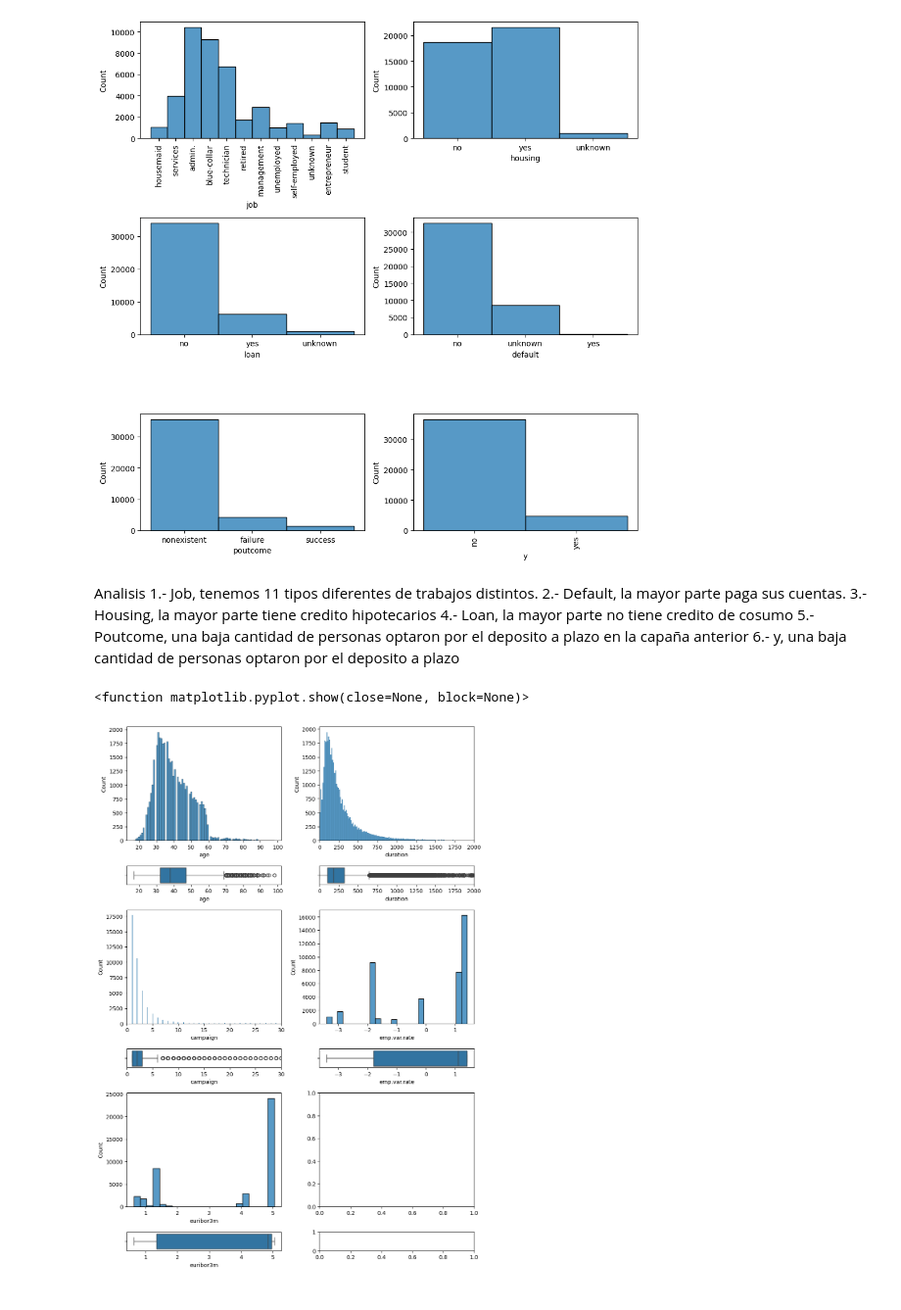
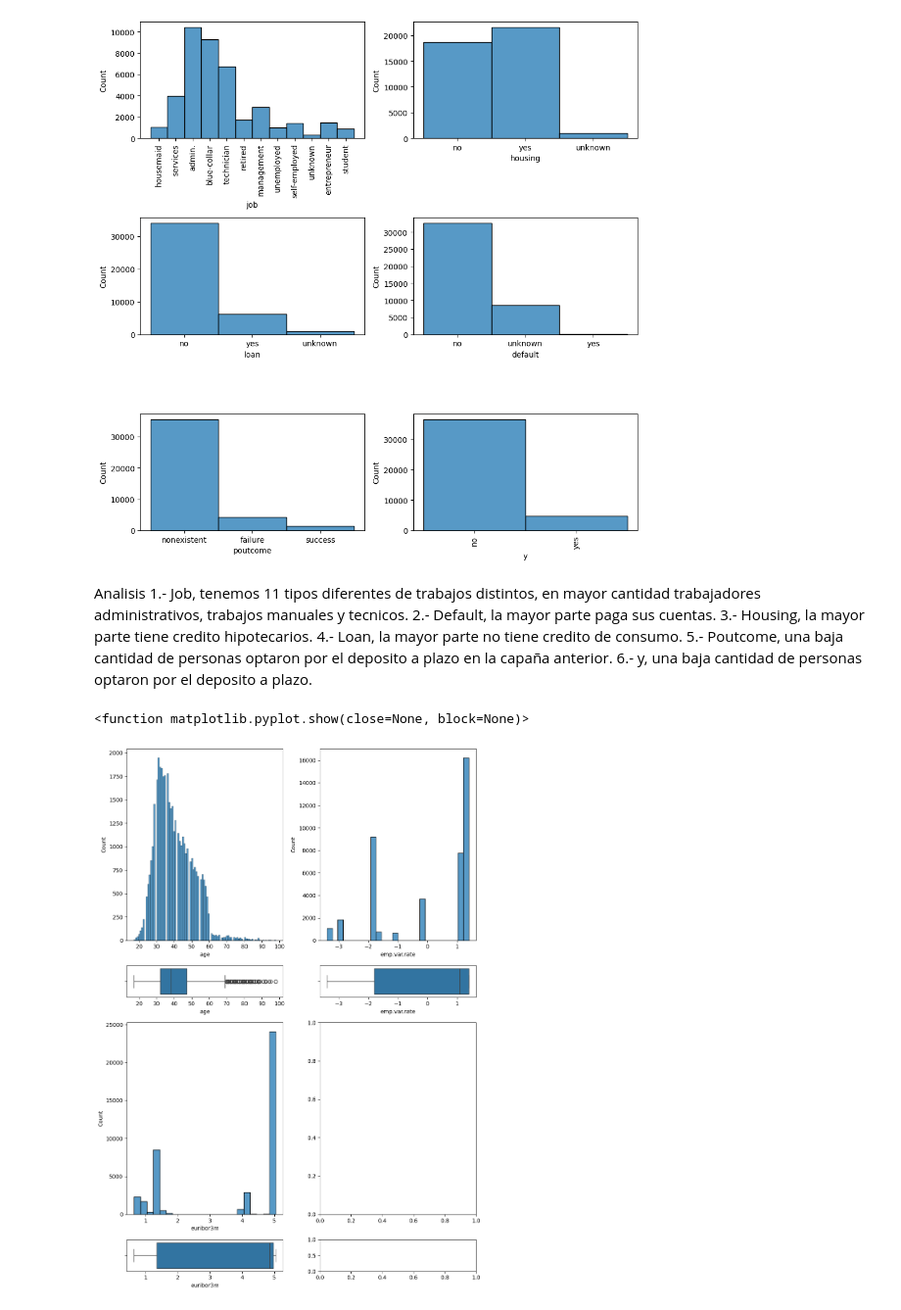
Before and after one commit to Estefaniagz/primer_ml, a Jupyter notebook: src/explore.ipynb, the cells around one changed output. Shown at 98% size. Cells and saved outputs as stored; diff of their text form; code cells hidden in the pictures.

```diff
--- a/src/explore.ipynb
+++ b/src/explore.ipynb
@@ -143,33 +143,27 @@ plt.show
 [figure]
 # %% [markdown]
 Analisis
-1.- Job, tenemos 11 tipos diferentes de trabajos distintos.
+1.- Job, tenemos 11 tipos diferentes de trabajos distintos, en mayor cantidad trabajadores administrativos, trabajos manuales y tecnicos.
 2.- Default, la mayor parte paga sus cuentas.
-3.- Housing, la mayor parte tiene credito hipotecarios
-4.- Loan, la mayor parte no tiene credito de cosumo
-5.- Poutcome, una baja cantidad de personas optaron por el deposito a plazo en la capaña anterior
-6.- y, una baja cantidad de personas optaron por el deposito a plazo
+3.- Housing, la mayor parte tiene credito hipotecarios.
+4.- Loan, la mayor parte no tiene credito de consumo.
+5.- Poutcome, una baja cantidad de personas optaron por el deposito a plazo en la capaña anterior.
+6.- y, una baja cantidad de personas optaron por el deposito a plazo.
 # %%
 #analisis univariante, numericas
-fig, axis = plt.subplots(6,2,figsize=(10,14),gridspec_kw={'height_ratios':[6,1,6,1,6,1]})
+fig, axis = plt.subplots(4,2,figsize=(10,14),gridspec_kw={'height_ratios':[6,1,6,1]})
 
 sns.histplot(ax=axis[0,0], data= df,x= 'age')
 sns.boxplot(ax=axis[1,0], data=df, x='age')
 
-sns.histplot(ax=axis[0,1], data= df,x= 'duration').set_xlim(0,2000)
-sns.boxplot(ax=axis[1,1], data=df, x= 'duration').set_xlim(0,2000)
+sns.histplot(ax=axis[0,1], data= df,x= 'emp.var.rate')
+sns.boxplot(ax=axis[1,1], data=df, x='emp.var.rate')
 
-sns.histplot(ax=axis[2,0], data= df,x= 'campaign').set_xlim(0,30)
-sns.boxplot(ax=axis[3,0], data=df, x='campaign').set_xlim(0,30)
-
-sns.histplot(ax=axis[2,1], data= df,x= 'emp.var.rate')
-sns.boxplot(ax=axis[3,1], data=df, x='emp.var.rate')
-
-sns.histplot(ax=axis[4,0], data= df,x= 'euribor3m')
-sns.boxplot(ax=axis[5,0], data=df, x='euribor3m')
+sns.histplot(ax=axis[2,0], data= df,x= 'euribor3m')
+sns.boxplot(ax=axis[3,0], data=df, x='euribor3m')
 
 plt.tight_layout()
 plt.show
 # %% [output]
 <function matplotlib.pyplot.show(close=None, block=None)>
-[figure, old version]
+[figure, new version]
```
Also changed, not shown: parts of 10 cells of this notebook.
